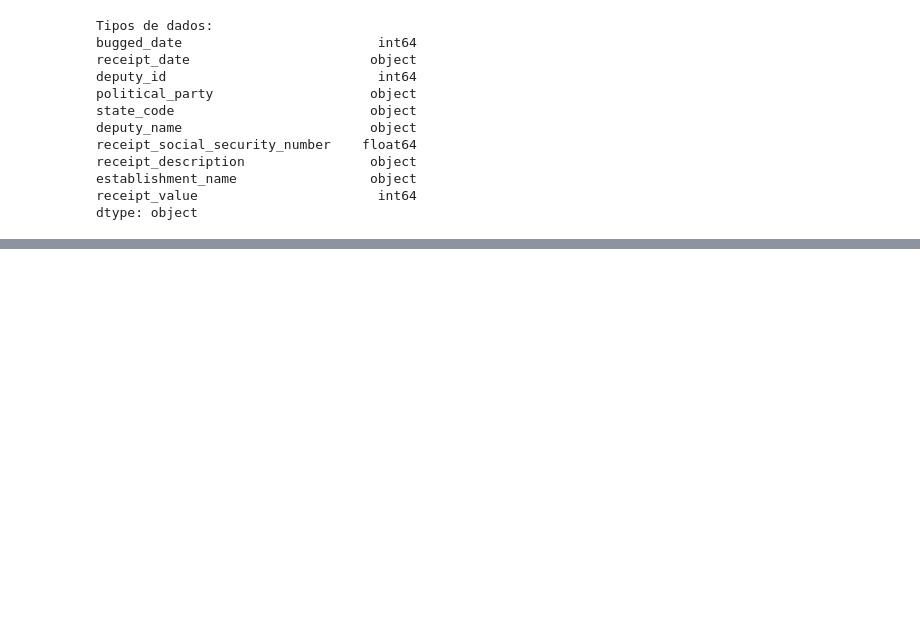
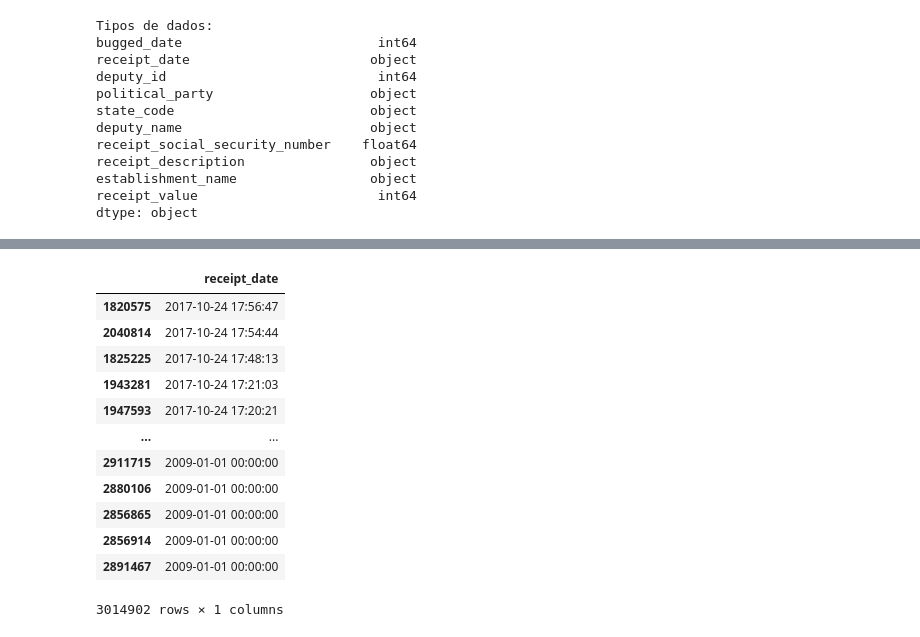
Before and after one commit to ronan-cunha/machine-learning-course, a Jupyter notebook: Notebooks/aula_1_big_data_manipulation.ipynb, the cells around one changed output, grey strips where cells are left out. Saved outputs shown, nothing was run; the diff lists cells and outputs as text; code cells hidden in the pictures; blank space fills up the shorter version.

```diff
--- a/Notebooks/aula_1_big_data_manipulation.ipynb
+++ b/Notebooks/aula_1_big_data_manipulation.ipynb
@@ -122,0 +176,19 @@ Primeiros valores:
+# %%
+coluna_alvo = ["receipt_date"]
+df_coluna = pd.read_csv(file_path, usecols=coluna_alvo)
+df_coluna['receipt_date'] = pd.to_datetime(df_coluna['receipt_date'], format='mixed')
+df_coluna.sort_values(by='receipt_date', ascending=False)
+# %% [output]
+|  | receipt_date |
+| 1820575 | 2017-10-24 17:56:47 |
+| 2040814 | 2017-10-24 17:54:44 |
+| 1825225 | 2017-10-24 17:48:13 |
+| 1943281 | 2017-10-24 17:21:03 |
+| 1947593 | 2017-10-24 17:20:21 |
+| ... | ... |
+| 2911715 | 2009-01-01 00:00:00 |
+| 2880106 | 2009-01-01 00:00:00 |
+| 2856865 | 2009-01-01 00:00:00 |
+| 2856914 | 2009-01-01 00:00:00 |
+| 2891467 | 2009-01-01 00:00:00 |
+3014902 rows × 1 columns
```
Also changed, not shown: parts of 10 cells of this notebook.
